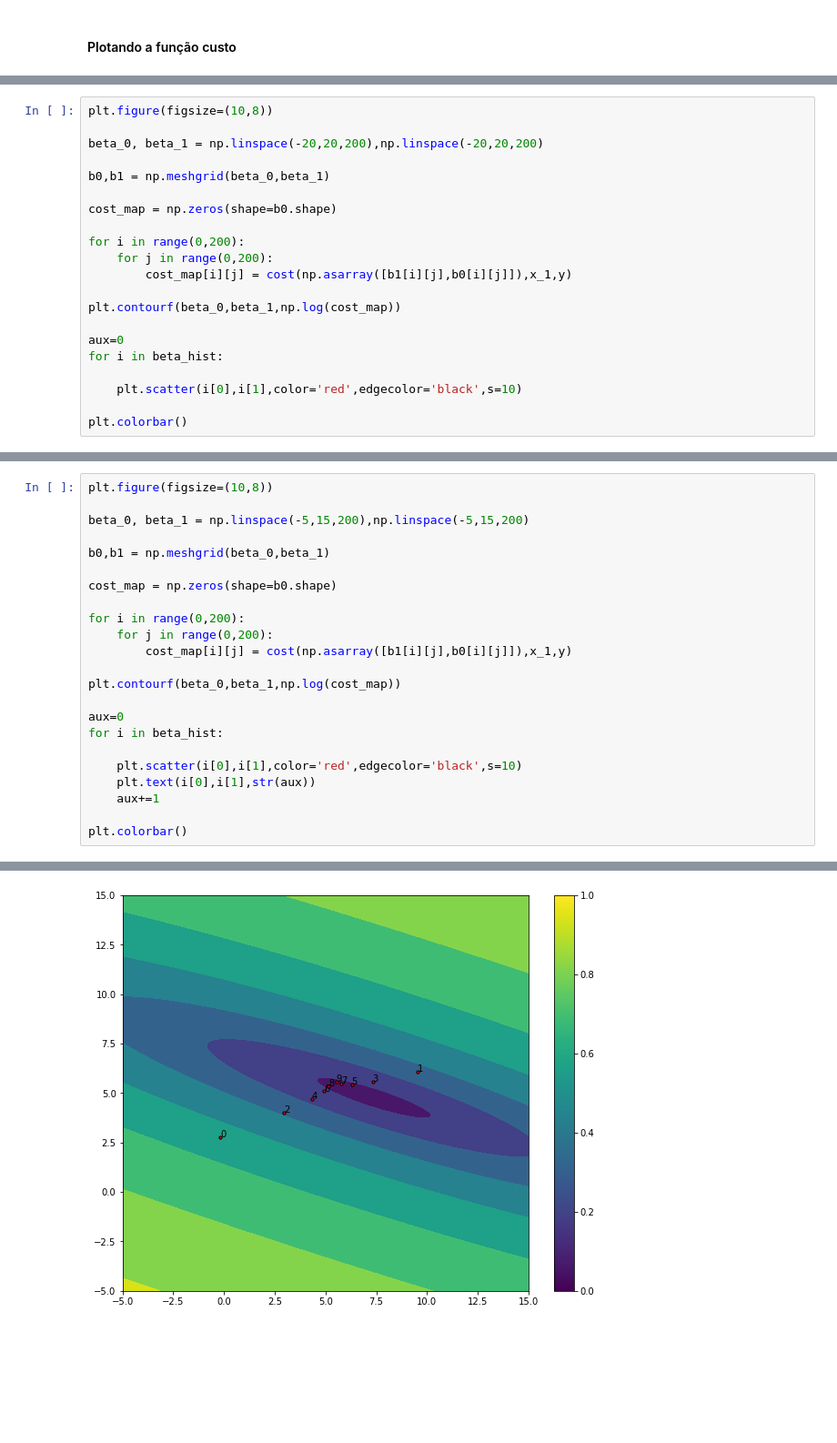
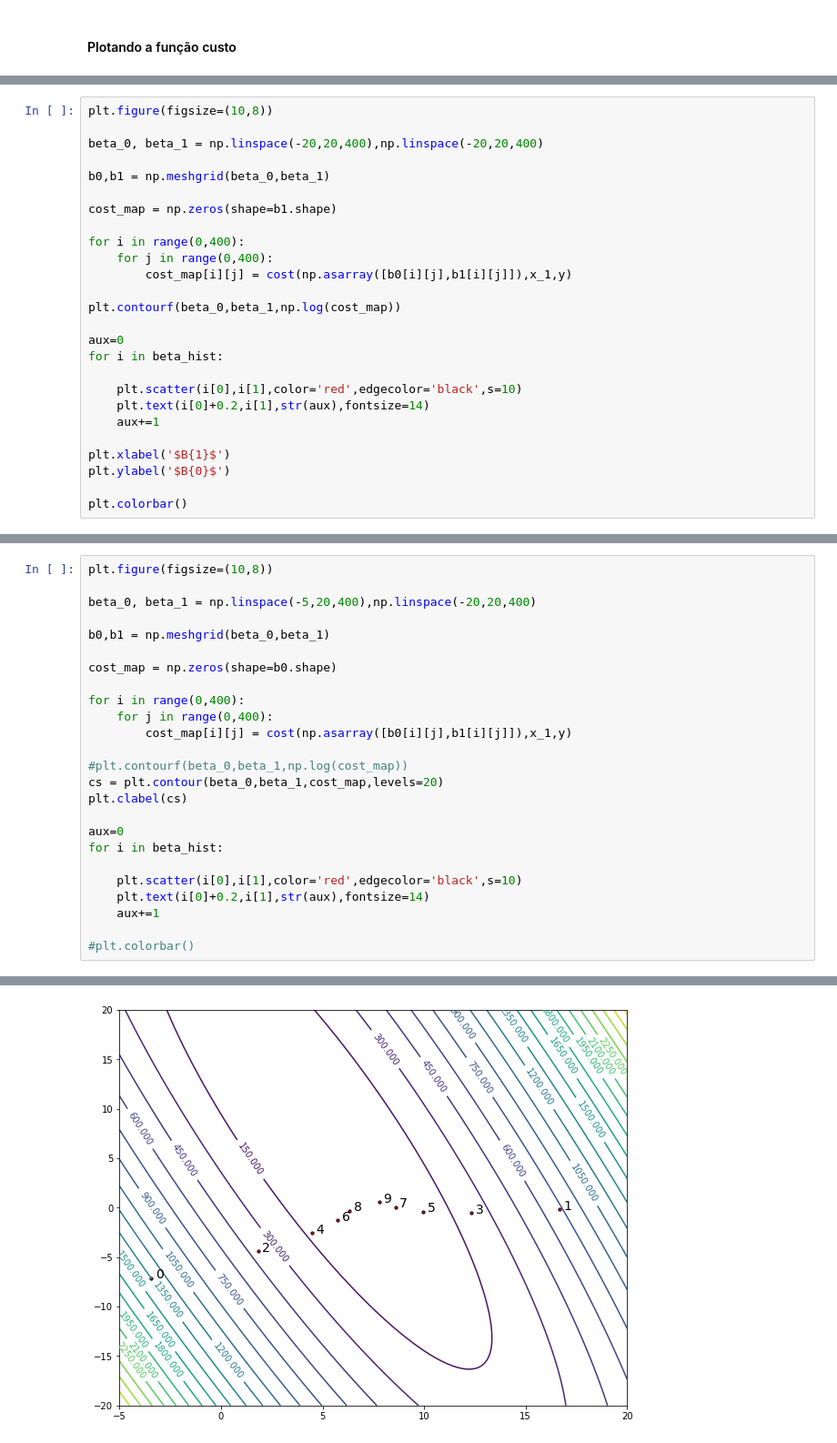
Before and after one commit to alexleogc/X-SGUFBA-Gradiente, a Jupyter notebook: Exemplo 02 - Gradient Descent.ipynb, the cells around one changed output, grey strips where cells are left out. Shown: that part at 91% size. Drawn from its saved outputs; the diff is of its cells as text; blank space fills up the shorter version.

```diff
--- a/Exemplo 02 - Gradient Descent.ipynb
+++ b/Exemplo 02 - Gradient Descent.ipynb
@@ -184,15 +192,15 @@ array([5.5366511 , 5.57217268])
 # %%
 plt.figure(figsize=(10,8))
 
-beta_0, beta_1 = np.linspace(-20,20,200),np.linspace(-20,20,200)
+beta_0, beta_1 = np.linspace(-20,20,400),np.linspace(-20,20,400)
 
 b0,b1 = np.meshgrid(beta_0,beta_1)
 
-cost_map = np.zeros(shape=b0.shape)
+cost_map = np.zeros(shape=b1.shape)
 
-for i in range(0,200):
-    for j in range(0,200):
-        cost_map[i][j] = cost(np.asarray([b1[i][j],b0[i][j]]),x_1,y)
+for i in range(0,400):
+    for j in range(0,400):
+        cost_map[i][j] = cost(np.asarray([b0[i][j],b1[i][j]]),x_1,y)
 
 plt.contourf(beta_0,beta_1,np.log(cost_map))
 
@@ -200,6 +208,11 @@ aux=0
 for i in beta_hist:
 
     plt.scatter(i[0],i[1],color='red',edgecolor='black',s=10)
+    plt.text(i[0]+0.2,i[1],str(aux),fontsize=14)
+    aux+=1
+
+plt.xlabel('$B{1}$')
+plt.ylabel('$B{0}$')
 
 plt.colorbar()
 # %% [output]
@@ -208,24 +221,26 @@ plt.colorbar()
 # %%
 plt.figure(figsize=(10,8))
 
-beta_0, beta_1 = np.linspace(-5,15,200),np.linspace(-5,15,200)
+beta_0, beta_1 = np.linspace(-5,20,400),np.linspace(-20,20,400)
 
 b0,b1 = np.meshgrid(beta_0,beta_1)
 
 cost_map = np.zeros(shape=b0.shape)
 
-for i in range(0,200):
-    for j in range(0,200):
-        cost_map[i][j] = cost(np.asarray([b1[i][j],b0[i][j]]),x_1,y)
+for i in range(0,400):
+    for j in range(0,400):
+        cost_map[i][j] = cost(np.asarray([b0[i][j],b1[i][j]]),x_1,y)
 
-plt.contourf(beta_0,beta_1,np.log(cost_map))
+#plt.contourf(beta_0,beta_1,np.log(cost_map))
+cs = plt.contour(beta_0,beta_1,cost_map,levels=20)
+plt.clabel(cs)
 
 aux=0
 for i in beta_hist:
 
     plt.scatter(i[0],i[1],color='red',edgecolor='black',s=10)
-    plt.text(i[0],i[1],str(aux))
+    plt.text(i[0]+0.2,i[1],str(aux),fontsize=14)
     aux+=1
 
-plt.colorbar()
+#plt.colorbar()
 # %% [output]
@@ -233 +247 @@ plt.colorbar()
-[figure, old version]
+[figure, new version]
```
Also changed, not shown: parts of 23 cells of this notebook.
